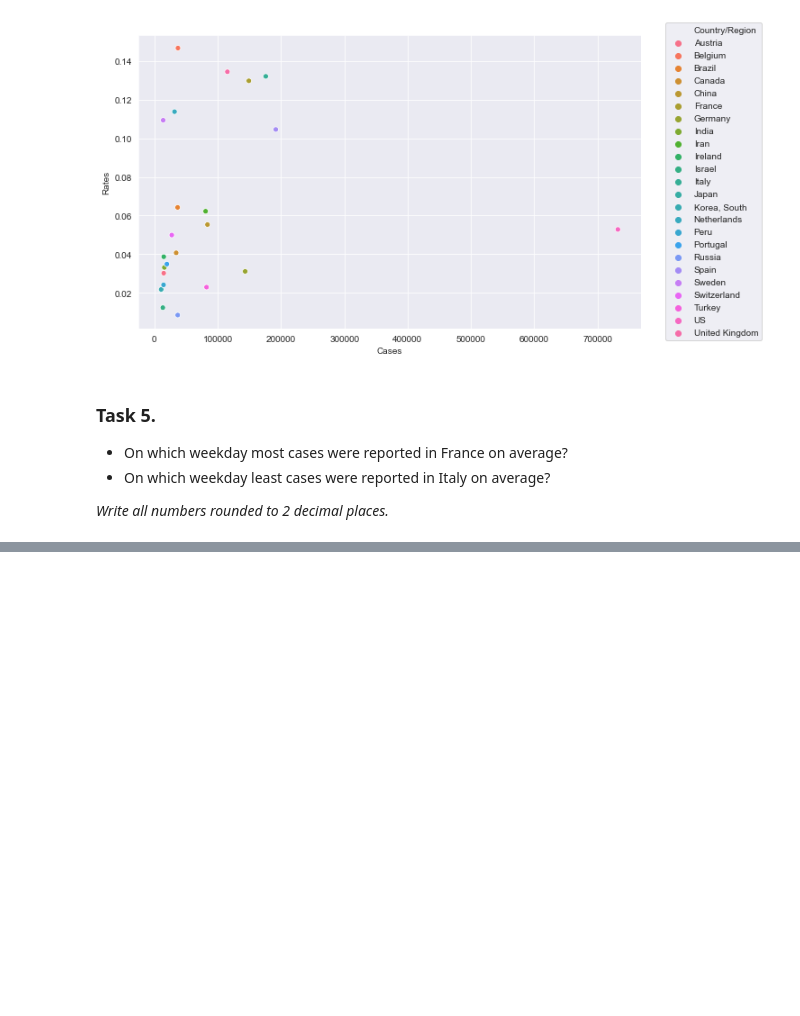
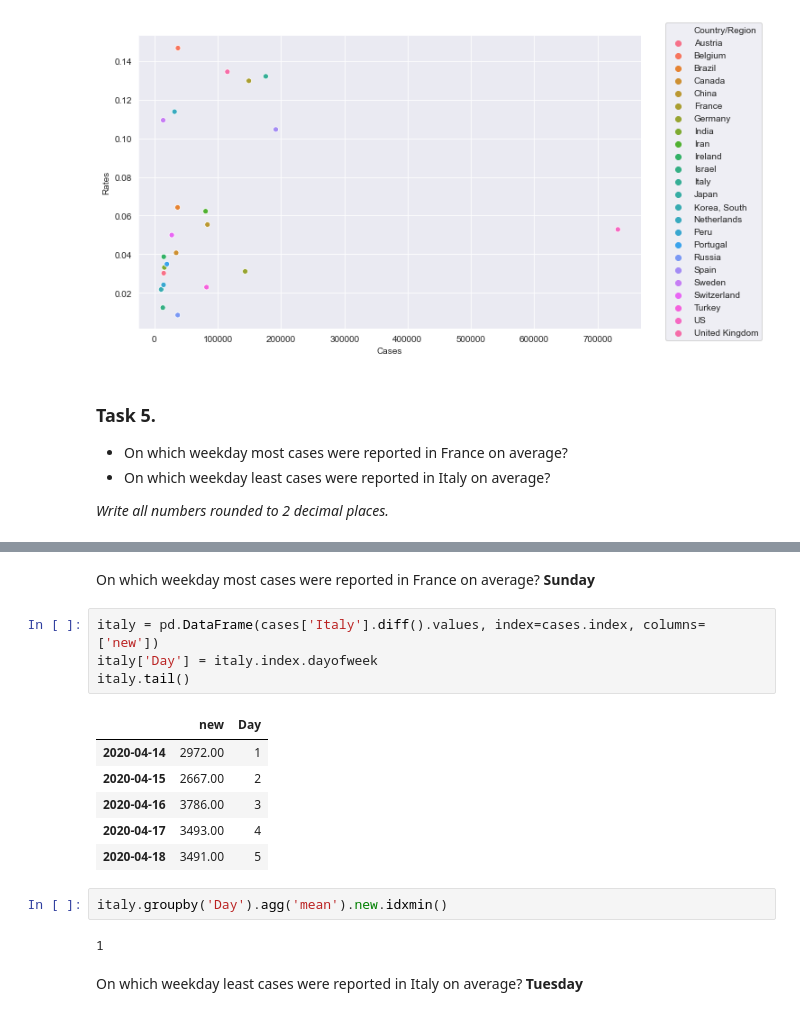
Before and after one commit to Mist3r-R/hse-sse-ds-business-2020, a Jupyter notebook: HA_1.ipynb, the cells around one changed output, grey strips where cells are left out. Saved outputs shown, nothing was run; the diff lists cells and outputs as text; blank space fills up the shorter version.

```diff
--- a/HA_1.ipynb
+++ b/HA_1.ipynb
@@ -222,0 +227,19 @@ _Write all numbers rounded to 2 decimal places._
+# %% [markdown]
+On which weekday most cases were reported in France on average? **Sunday**
+# %%
+italy = pd.DataFrame(cases['Italy'].diff().values, index=cases.index, columns=['new'])
+italy['Day'] = italy.index.dayofweek
+italy.tail()
+# %% [output]
+|  | new | Day |
+| 2020-04-14 | 2972.00 | 1 |
+| 2020-04-15 | 2667.00 | 2 |
+| 2020-04-16 | 3786.00 | 3 |
+| 2020-04-17 | 3493.00 | 4 |
+| 2020-04-18 | 3491.00 | 5 |
+# %%
+italy.groupby('Day').agg('mean').new.idxmin()
+# %% [output]
+1
+# %% [markdown]
+On which weekday least cases were reported in Italy on average? **Tuesday**
```
Also changed, not shown: parts of 7 cells of this notebook.
